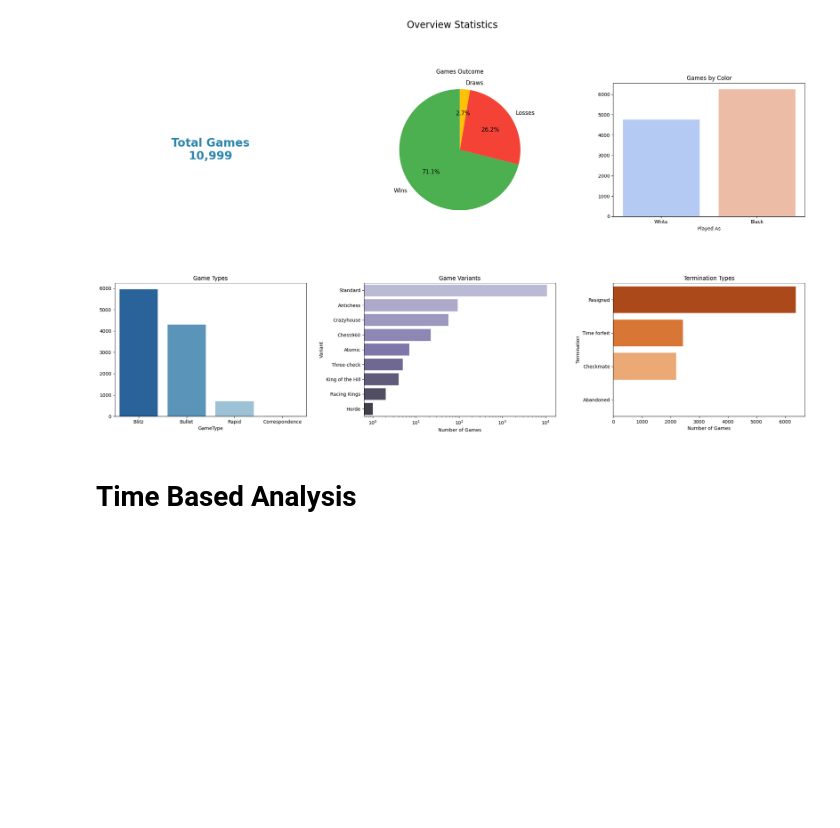
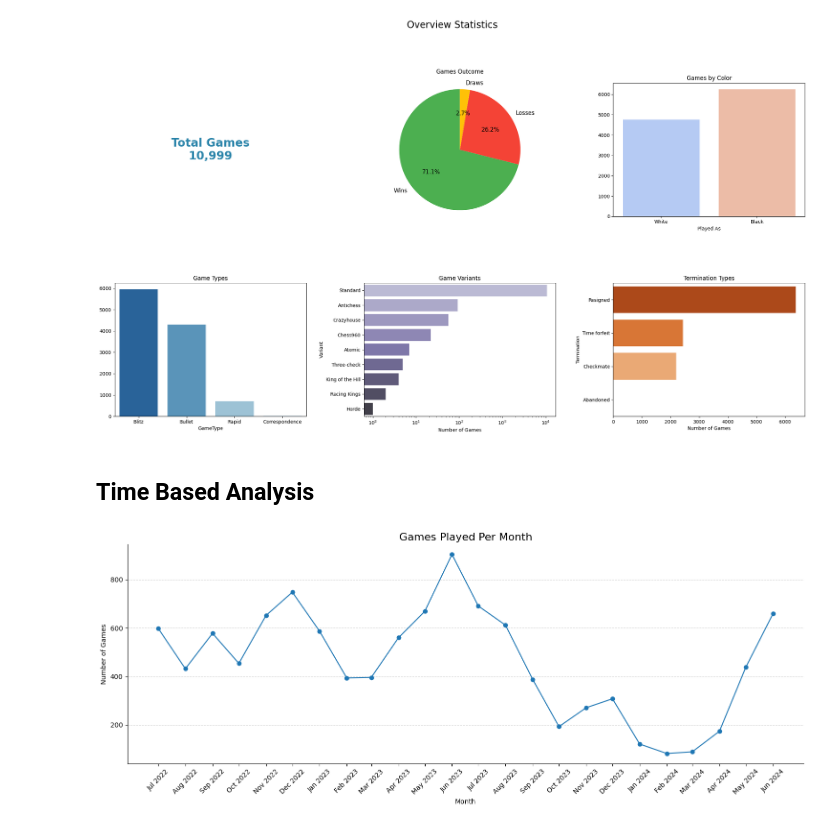
Before and after one commit to NishivSingh/My-Chess-Journal-Data-Driven-Insights, a Jupyter notebook: data_analysis.ipynb, the cells around one changed output. Drawn from its saved outputs; the diff is of its cells as text; code cells hidden in the pictures; blank space fills up the shorter version.

Commit message:
Performance based analysis

```diff
--- a/data_analysis.ipynb
+++ b/data_analysis.ipynb
@@ -143,6 +143,7 @@ datetime64[ns, Asia/Kolkata]
 df['GameDay'] = df['LocalDateTime'].dt.day
 df['DayOfWeek'] = df['LocalDateTime'].dt.day_name()
 df['GameHour'] =df['LocalDateTime'].dt.hour
+df['Month-Year'] = df['LocalDateTime'].dt.to_period('M').dt.to_timestamp()
 # %%
 df['IsWeekend'] = df['DayOfWeek'].apply(lambda x : x == 'Saturday' or x == 'Sunday')
 # %% [markdown]
@@ -324,4 +325,29 @@ plt.show()
 # %% [output]
 [figure]
 # %% [markdown]
-# Time Based Analysis
+## Time Based Analysis
+# %%
+month_data = df.groupby(['Month-Year'])
+# %%
+import matplotlib.dates as mdates
+
+monthwise_total_games = month_data.size()
+
+fig,ax = plt.subplots(figsize=(15,6))
+ax.plot(monthwise_total_games.index,monthwise_total_games.values,marker='o')
+
+ax.set_xticks(monthwise_total_games.index)
+ax.xaxis.set_major_formatter(mdates.DateFormatter('%b %Y'))
+plt.xticks(rotation = 45)
+plt.grid(axis='y',linestyle='--',alpha=0.6)
+
+ax.set_title("Games Played Per Month",fontsize=16)
+ax.set_xlabel('Month')
+ax.set_ylabel('Number of Games')
+
+sns.despine()
+plt.tight_layout()
+
+plt.show()
+# %% [output]
+[figure, added]
```
Also changed, not shown: parts of 12 cells of this notebook.
